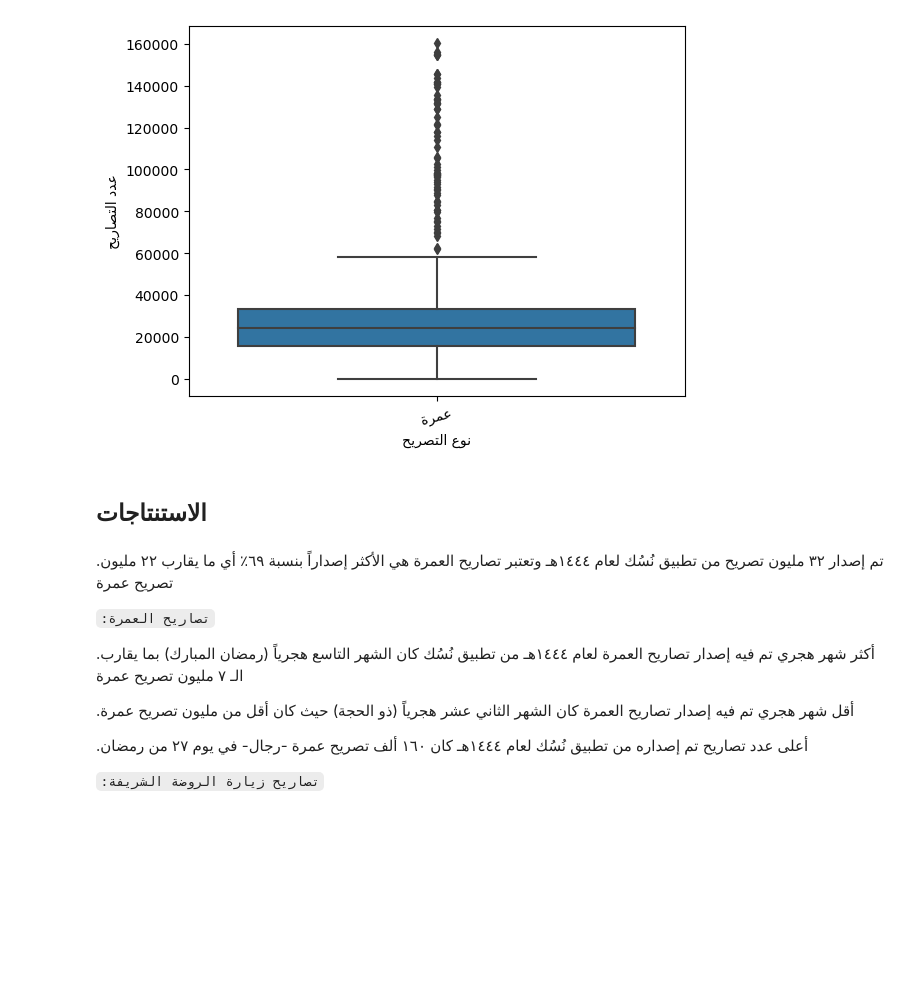
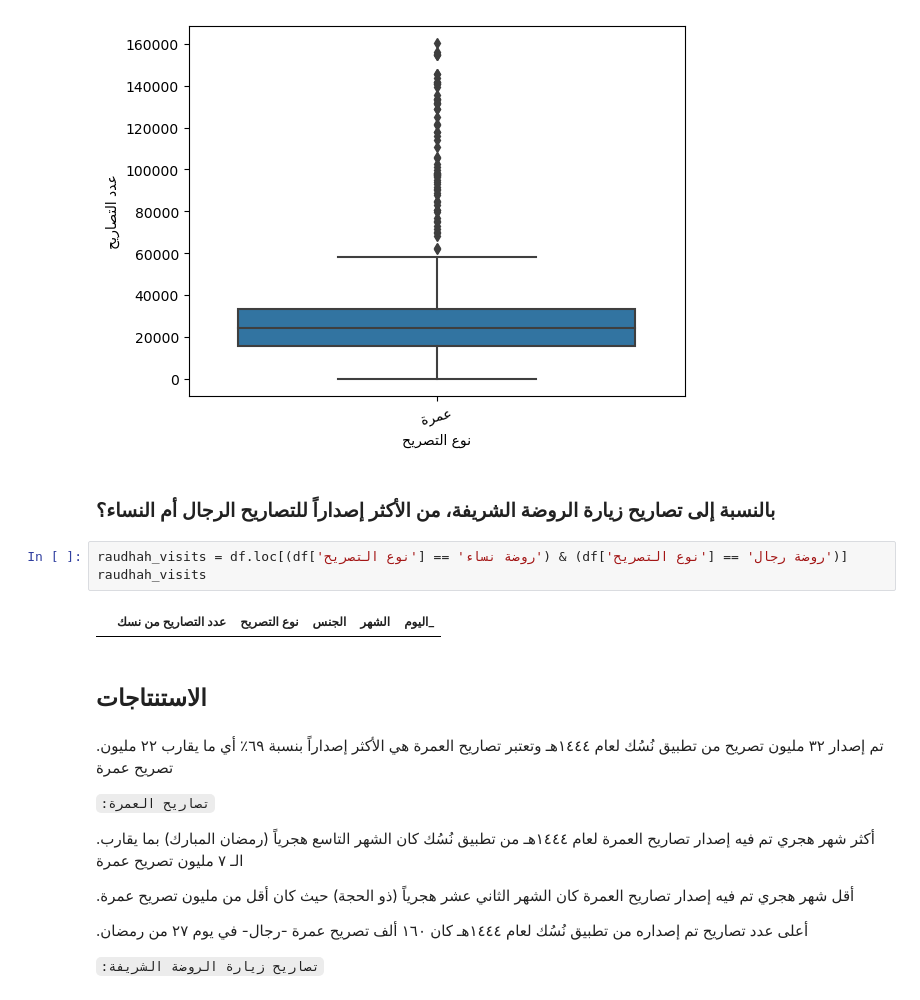
Before and after one commit to TMQ5/My_Projects, a Jupyter notebook: تحليل بيانات الحج والعمرة/تصاريح تطبيق نُسُك/مشروع تحليل بيانات تصاريح تطبيق نُسُك لعام ١٤٤٤ه.ipynb, the cells around one changed output. Drawn from its saved outputs; the diff is of its cells as text; blank space fills up the shorter version.

```diff
--- a/تحليل بيانات الحج والعمرة/تصاريح تطبيق نُسُك/مشروع تحليل بيانات تصاريح تطبيق نُسُك لعام ١٤٤٤ه.ipynb
+++ b/تحليل بيانات الحج والعمرة/تصاريح تطبيق نُسُك/مشروع تحليل بيانات تصاريح تطبيق نُسُك لعام ١٤٤٤ه.ipynb
@@ -470,19 +470,26 @@ sns.boxplot(data=umrah_, x=only_umrah, y='عدد التصاريح من نسك').
 plt.xticks(rotation=15);
 # %% [output]
 [figure]
-# %% [markdown]
-## الاستنتاجات
-# %% [markdown]
-.تم إصدار ٣٢ مليون تصريح من تطبيق نُسُك لعام ١٤٤٤هـ وتعتبر تصاريح العمرة هي الأكثر إصداراً بنسبة ٦٩٪ أي ما يقارب ٢٢ مليون تصريح عمرة
-
-`:تصاريح العمرة`
-
-.أكثر شهر هجري تم فيه إصدار تصاريح العمرة لعام ١٤٤٤هـ من تطبيق نُسُك كان الشهر التاسع هجرياً (رمضان المبارك) بما يقارب الـ ٧ مليون تصريح عمرة
-
-.أقل شهر هجري تم فيه إصدار تصاريح العمرة كان الشهر الثاني عشر هجرياً (ذو الحجة) حيث كان أقل من مليون تصريح عمرة
-
-
-.أعلى عدد تصاريح تم إصداره من تطبيق نُسُك لعام ١٤٤٤هـ كان ١٦٠ ألف تصريح عمرة -رجال- في يوم ٢٧ من رمضان
-
-
-`:تصاريح زيارة الروضة الشريفة`
+# %% [markdown]
+### بالنسبة إلى تصاريح زيارة الروضة الشريفة، من الأكثر إصداراً للتصاريح الرجال أم النساء؟
+# %%
+raudhah_visits = df.loc[(df['نوع التصريح'] == 'روضة نساء') & (df['نوع التصريح'] == 'روضة رجال')]
+raudhah_visits
+# %% [output]
+|  | عدد التصاريح من نسك | نوع التصريح | الجنس | الشهر | اليوم_ |
+# %% [markdown]
+## الاستنتاجات
+# %% [markdown]
+.تم إصدار ٣٢ مليون تصريح من تطبيق نُسُك لعام ١٤٤٤هـ وتعتبر تصاريح العمرة هي الأكثر إصداراً بنسبة ٦٩٪ أي ما يقارب ٢٢ مليون تصريح عمرة
+
+`:تصاريح العمرة`
+
+.أكثر شهر هجري تم فيه إصدار تصاريح العمرة لعام ١٤٤٤هـ من تطبيق نُسُك كان الشهر التاسع هجرياً (رمضان المبارك) بما يقارب الـ ٧ مليون تصريح عمرة
+
+.أقل شهر هجري تم فيه إصدار تصاريح العمرة كان الشهر الثاني عشر هجرياً (ذو الحجة) حيث كان أقل من مليون تصريح عمرة
+
+
+.أعلى عدد تصاريح تم إصداره من تطبيق نُسُك لعام ١٤٤٤هـ كان ١٦٠ ألف تصريح عمرة -رجال- في يوم ٢٧ من رمضان
+
+
+`:تصاريح زيارة الروضة الشريفة`
```
